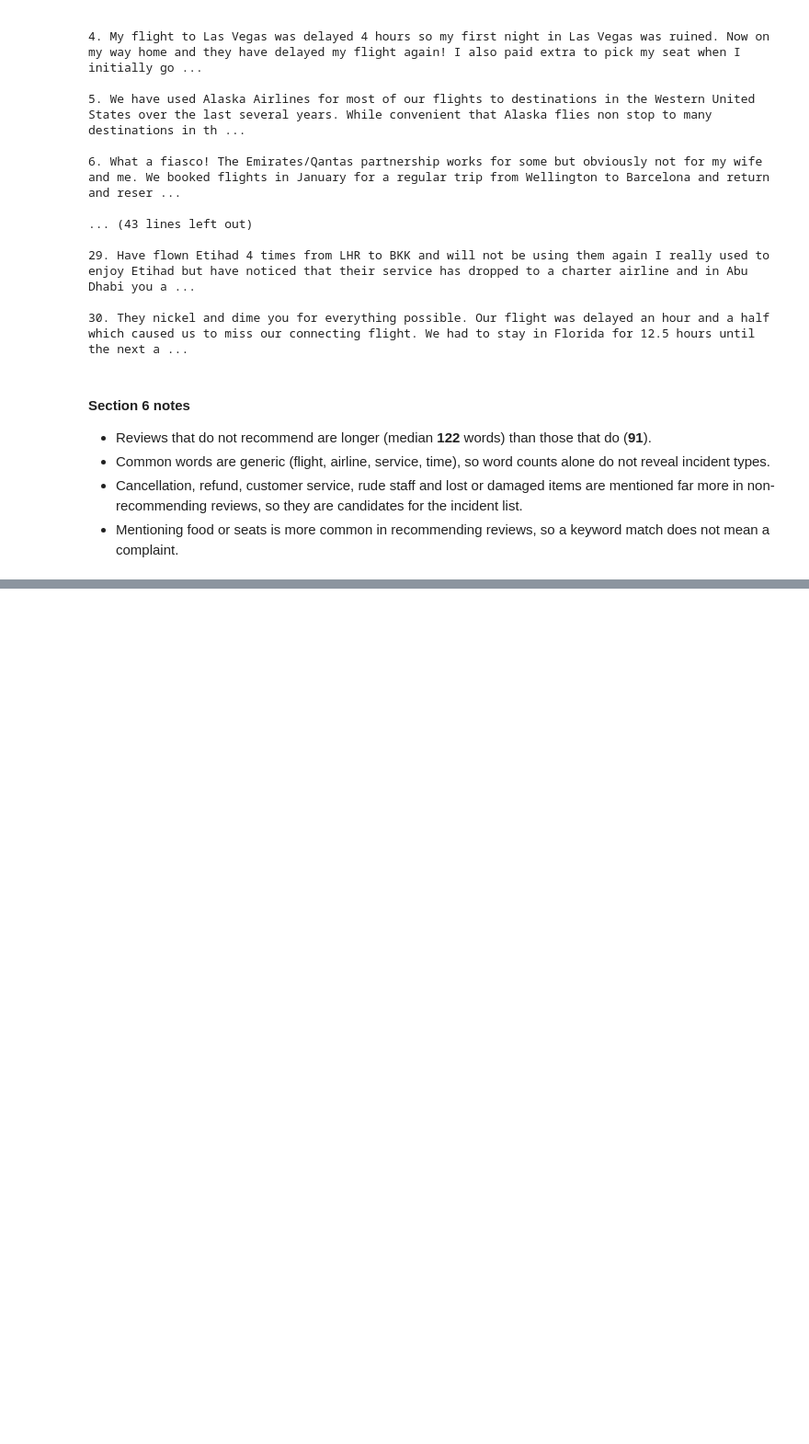
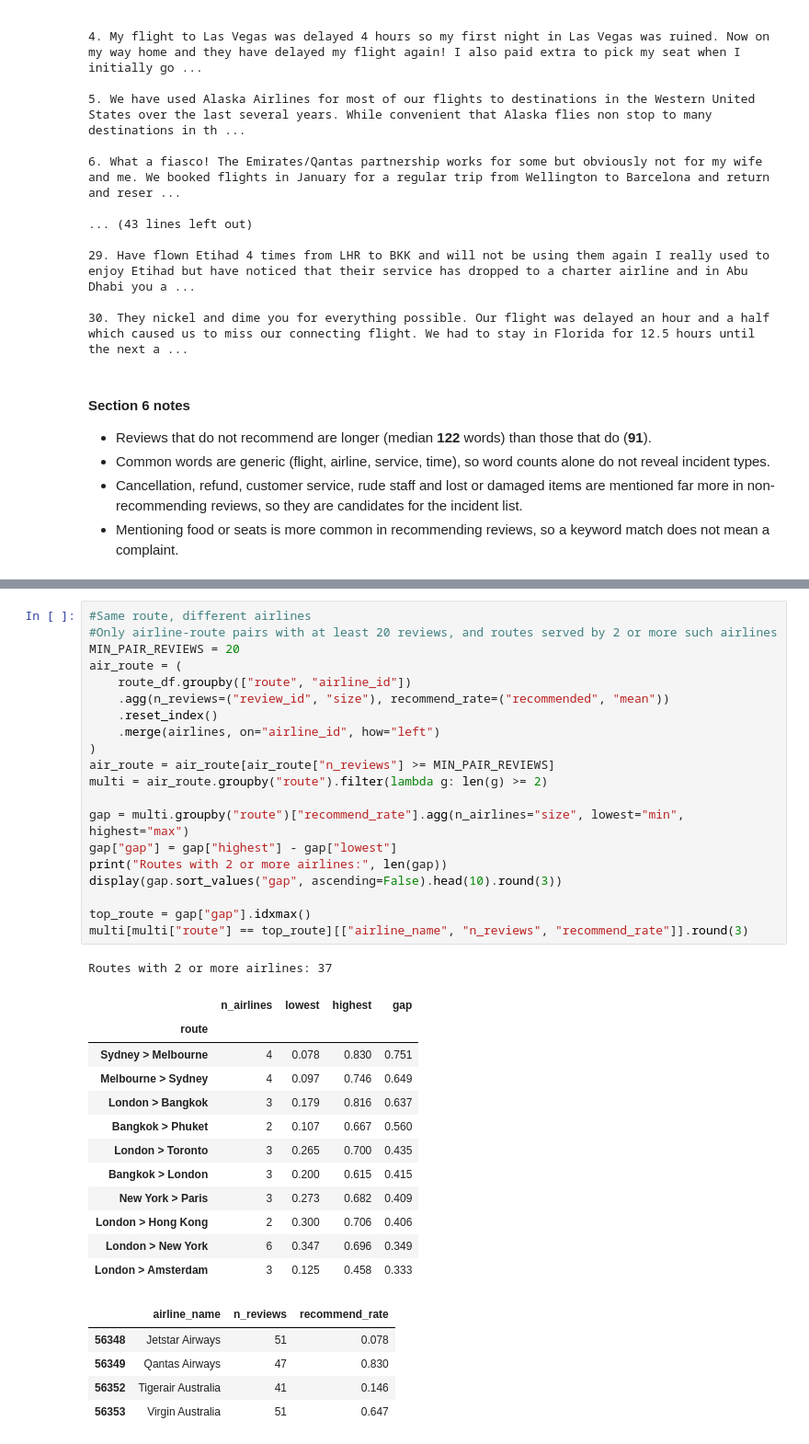
Before and after one commit to Dangcodervn/Aviation-Customer-Experience-Intelligence, a Jupyter notebook: Python/notebooks/airline_reviews_eda.ipynb, the cells around one changed output, grey strips where cells are left out. Shown at 92% size. Drawn from its saved outputs; the diff is of its cells as text; blank space fills up the shorter version.

```diff
--- a/Python/notebooks/airline_reviews_eda.ipynb
+++ b/Python/notebooks/airline_reviews_eda.ipynb
@@ -665,0 +743,39 @@ for i, text in enumerate(sample["review"], 1):
+# %%
+#Same route, different airlines
+#Only airline-route pairs with at least 20 reviews, and routes served by 2 or more such airlines
+MIN_PAIR_REVIEWS = 20
+air_route = (
+    route_df.groupby(["route", "airline_id"])
+    .agg(n_reviews=("review_id", "size"), recommend_rate=("recommended", "mean"))
+    .reset_index()
+    .merge(airlines, on="airline_id", how="left")
+)
+air_route = air_route[air_route["n_reviews"] >= MIN_PAIR_REVIEWS]
+multi = air_route.groupby("route").filter(lambda g: len(g) >= 2)
+
+gap = multi.groupby("route")["recommend_rate"].agg(n_airlines="size", lowest="min", highest="max")
+gap["gap"] = gap["highest"] - gap["lowest"]
+print("Routes with 2 or more airlines:", len(gap))
+display(gap.sort_values("gap", ascending=False).head(10).round(3))
+
+top_route = gap["gap"].idxmax()
+multi[multi["route"] == top_route][["airline_name", "n_reviews", "recommend_rate"]].round(3)
+# %% [output]
+Routes with 2 or more airlines: 37
+|  | n_airlines | lowest | highest | gap |
+| route |  |  |  |  |
+| Sydney > Melbourne | 4 | 0.078 | 0.830 | 0.751 |
+| Melbourne > Sydney | 4 | 0.097 | 0.746 | 0.649 |
+| London > Bangkok | 3 | 0.179 | 0.816 | 0.637 |
+| Bangkok > Phuket | 2 | 0.107 | 0.667 | 0.560 |
+| London > Toronto | 3 | 0.265 | 0.700 | 0.435 |
+| Bangkok > London | 3 | 0.200 | 0.615 | 0.415 |
+| New York > Paris | 3 | 0.273 | 0.682 | 0.409 |
+| London > Hong Kong | 2 | 0.300 | 0.706 | 0.406 |
+| London > New York | 6 | 0.347 | 0.696 | 0.349 |
+| London > Amsterdam | 3 | 0.125 | 0.458 | 0.333 |
+|  | airline_name | n_reviews | recommend_rate |
+| 56348 | Jetstar Airways | 51 | 0.078 |
+| 56349 | Qantas Airways | 47 | 0.830 |
+| 56352 | Tigerair Australia | 41 | 0.146 |
+| 56353 | Virgin Australia | 51 | 0.647 |
```
Also changed, not shown: parts of 21 cells of this notebook, 1 other file.
